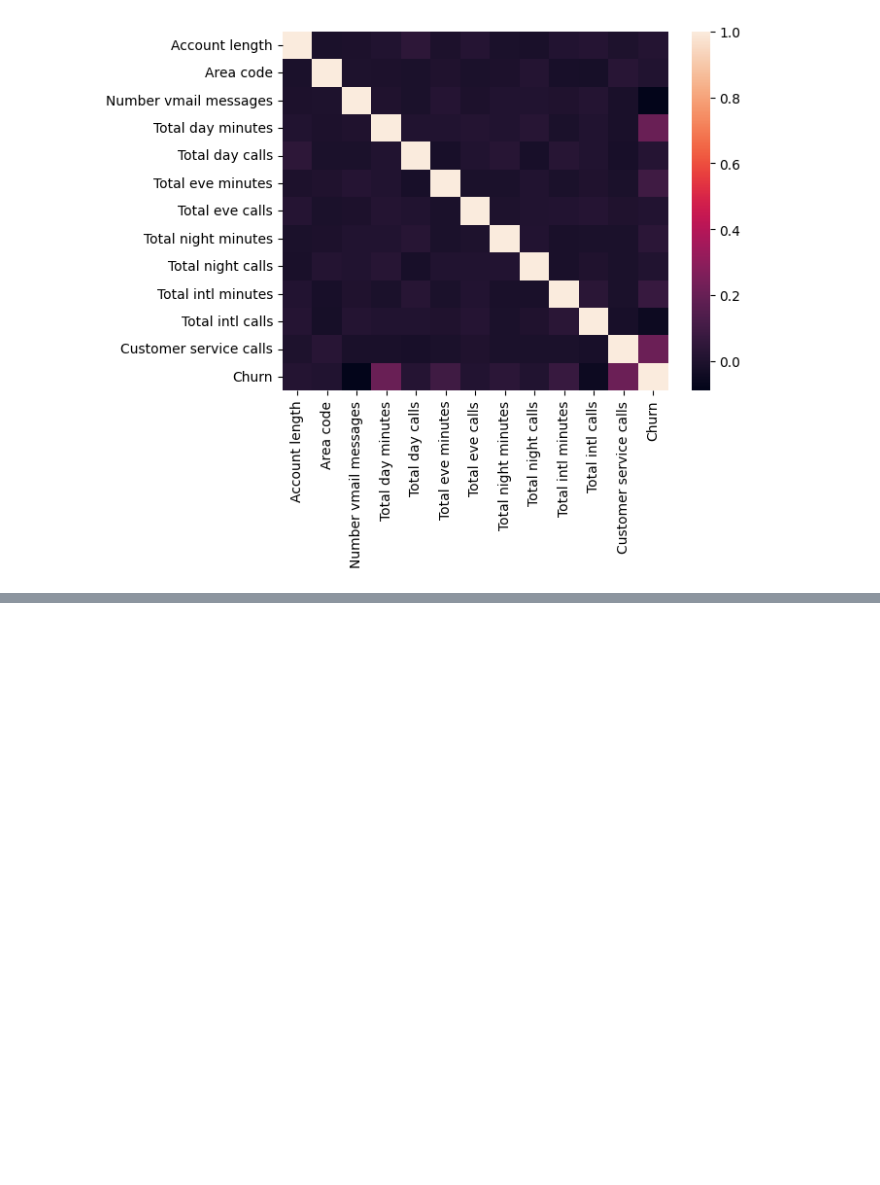
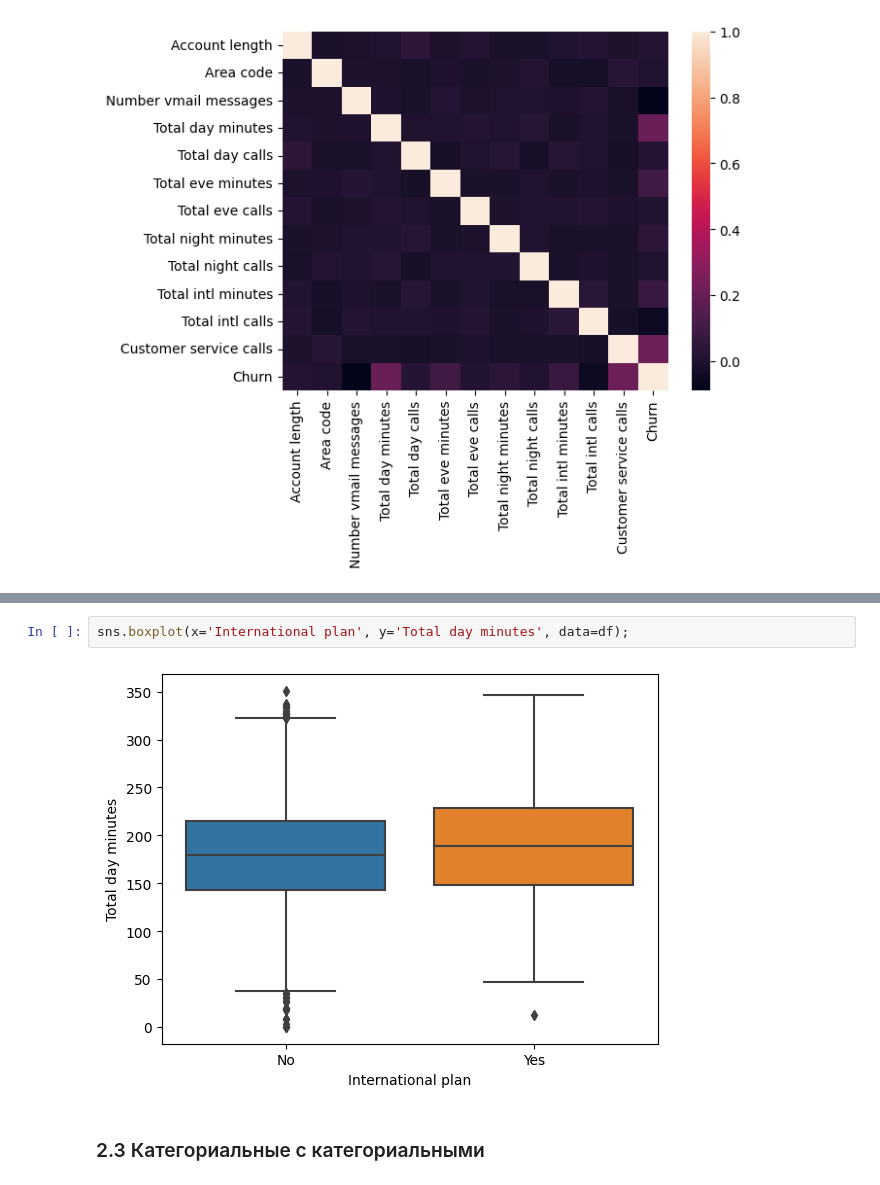
Before and after one commit to Zetis659/mlcourse.ai, a Jupyter notebook: Lessons/Lesson2 Visualisation/Lesson2.ipynb, the cells around one changed output, grey strips where cells are left out. Saved outputs shown, nothing was run; the diff lists cells and outputs as text; blank space fills up the shorter version.

```diff
--- a/Lessons/Lesson2 Visualisation/Lesson2.ipynb
+++ b/Lessons/Lesson2 Visualisation/Lesson2.ipynb
@@ -203,0 +228,6 @@ sns.heatmap(df.corr());
+# %%
+sns.boxplot(x='International plan', y='Total day minutes', data=df);
+# %% [output]
+[figure, added]
+# %% [markdown]
+### 2.3 Категориальные с категориальными
```
Also changed, not shown: parts of 25 cells of this notebook, 1 other file.
